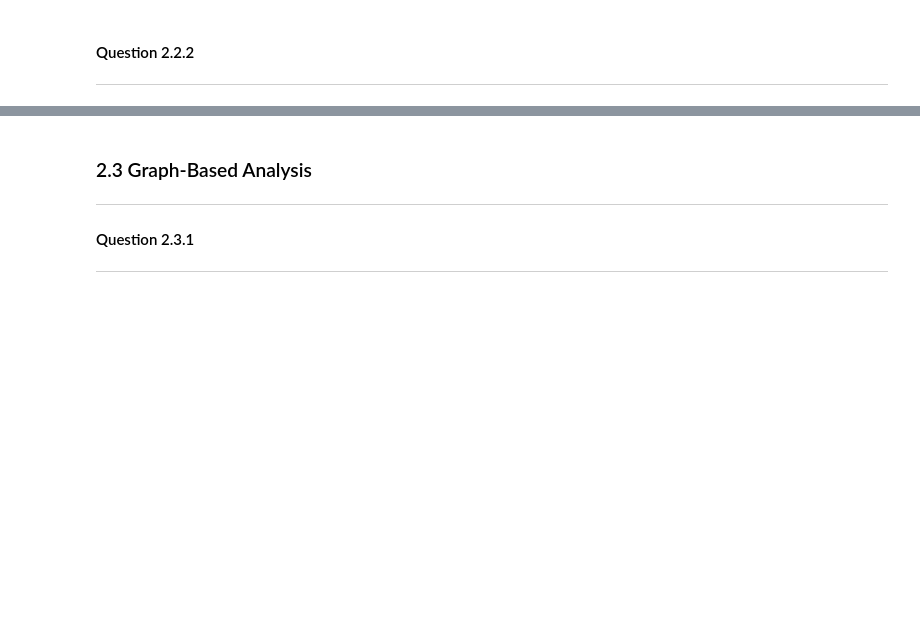
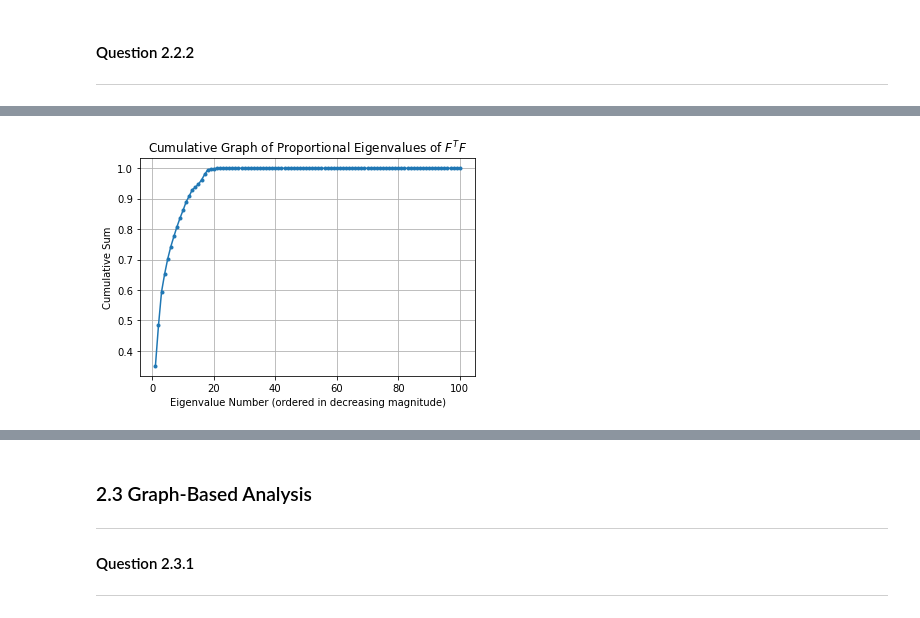
Before and after one commit to shrilekkala/data-science, a Jupyter notebook: cw2/Data Science Coursework 2.ipynb, the cells around one changed output, grey strips where cells are left out. Cells and saved outputs as stored; diff of their text form; code cells hidden in the pictures; blank space fills up the shorter version.

```diff
--- a/cw2/Data Science Coursework 2.ipynb
+++ b/cw2/Data Science Coursework 2.ipynb
@@ -1612,0 +1585,11 @@ Thus this does indeed suggest that the dataset is very well described in reduced
+# %%
+F = normalized_feature_matrix
+all_e_vals, all_e_vecs = np.linalg.eig(F.T @ F)
+plt.plot(range(1, 101),(abs(np.cumsum(all_e_vals)) / abs(all_e_vals.sum()))[:100], marker='.')
+plt.title("Cumulative Graph of Proportional Eigenvalues of $F^T F$")
+plt.xlabel("Eigenvalue Number (ordered in decreasing magnitude)")
+plt.ylabel("Cumulative Sum")
+plt.grid()
+plt.show()
+# %% [output]
+[figure, added]
```
Also changed, not shown: parts of 66 cells of this notebook.
